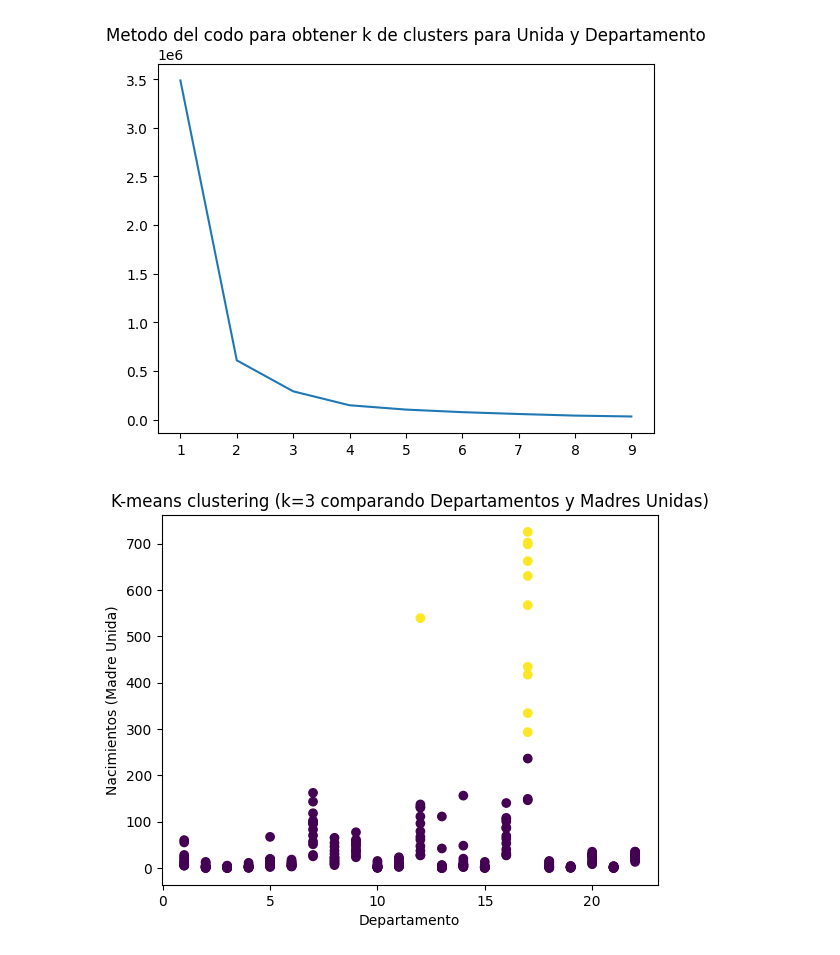
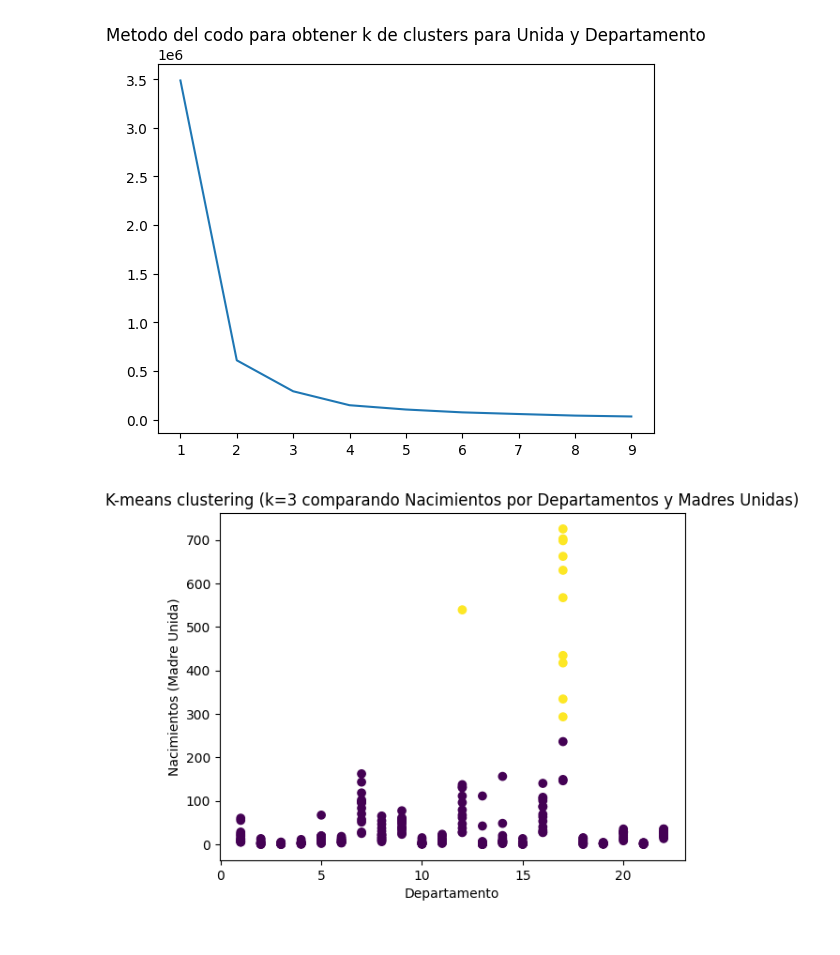
Before and after one commit to aleg001/Proyecto1-MD, a Jupyter notebook: Natalidad.ipynb, the cells around one changed output. Cells and saved outputs as stored; diff of their text form; code cells hidden in the pictures.

```diff
--- a/Natalidad.ipynb
+++ b/Natalidad.ipynb
@@ -410,11 +410,11 @@ plt.show()
 # %%
 kmeans = KMeans(n_clusters=2, \
                     init='k-means++', random_state=42)
 y_kmeans = kmeans.fit_predict(X)
 plt.scatter(df_merged["Departamento"], X["Unida"], c=y_kmeans)
-plt.title('K-means clustering (k={} comparando Departamentos y Madres Unidas)'.format(3))
+plt.title('K-means clustering (k={} comparando Nacimientos por Departamentos y Madres Unidas)'.format(3))
 plt.xlabel('Departamento')
 plt.ylabel('Nacimientos (Madre Unida)')
 plt.show()
 # %% [output]
-[figure, old version]
+[figure, new version]
```
Also changed, not shown: parts of 5 cells of this notebook.
